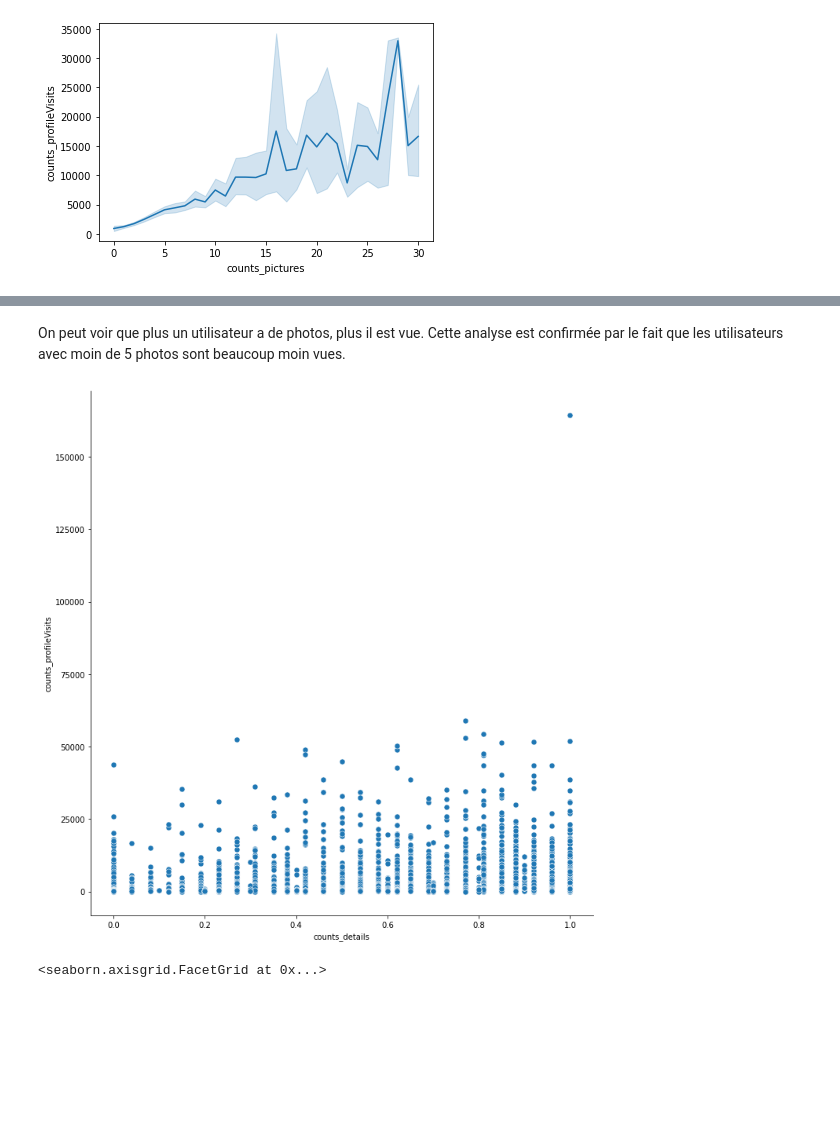
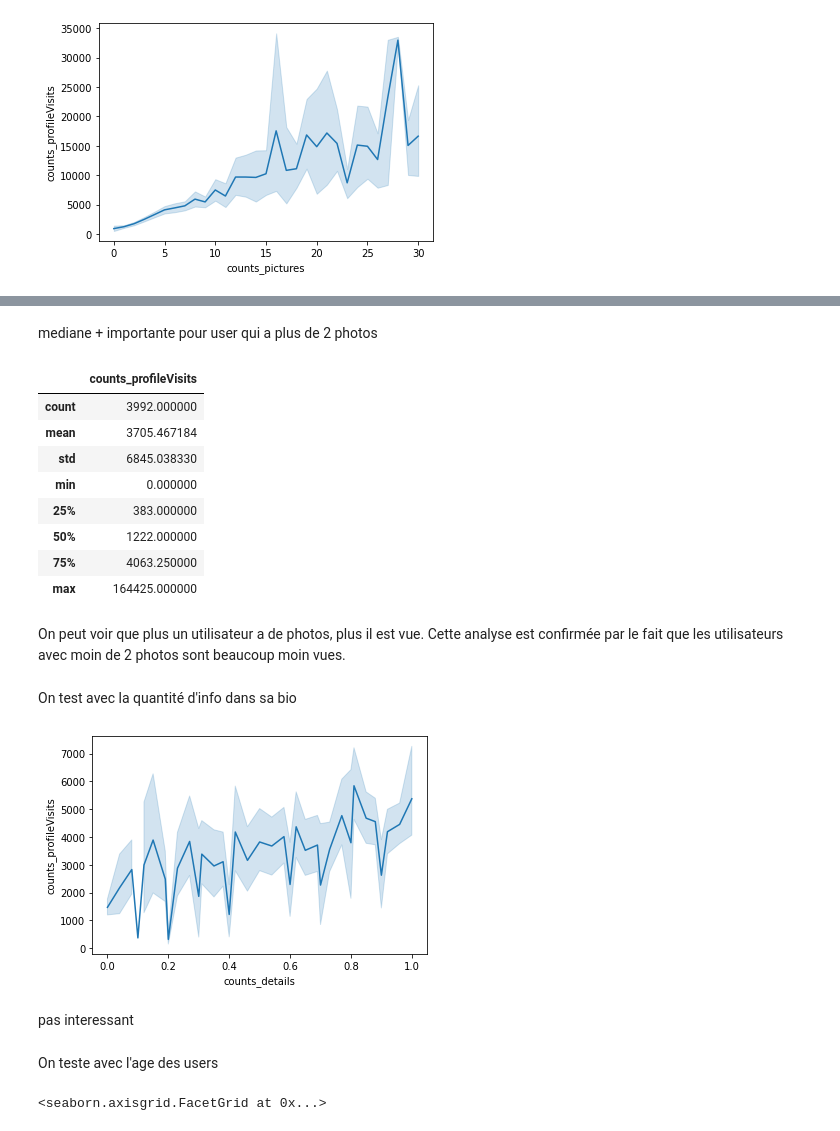
Before and after one commit to samiHEL/DA_Attractivite, a Jupyter notebook: DA_HELLA_SAMI_Attractivité.ipynb, the cells around one changed output, grey strips where cells are left out. Drawn from its saved outputs; the diff is of its cells as text; code cells hidden in the pictures; blank space fills up the shorter version.

```diff
--- a/DA_HELLA_SAMI_Attractivité.ipynb
+++ b/DA_HELLA_SAMI_Attractivité.ipynb
@@ -87,12 +124,32 @@ plot.show();
+# %% [markdown]
+mediane + importante pour user qui a plus de 2 photos
+# %%
+df.describe()
+# %% [output]
+|  | counts_profileVisits |
+| count | 3992.000000 |
+| mean | 3705.467184 |
+| std | 6845.038330 |
+| min | 0.000000 |
+| 25% | 383.000000 |
+| 50% | 1222.000000 |
+| 75% | 4063.250000 |
+| max | 164425.000000 |
 # %% [markdown]
 On peut voir que plus un utilisateur a de photos, plus il est vue.
-Cette analyse est confirmée par le fait que les utilisateurs avec moin de 5 photos sont beaucoup moin vues.
+Cette analyse est confirmée par le fait que les utilisateurs avec moin de 2 photos sont beaucoup moin vues.
+# %% [markdown]
+On test avec la quantité d'info dans sa bio
 # %%
 df = pd.DataFrame(data=data, columns=['counts_details','counts_profileVisits'])
-seaborn.relplot(x=df["counts_details"], y=df["counts_profileVisits"], s=50, height=10)
+seaborn.lineplot(x=df["counts_details"], y=df["counts_profileVisits"])
 plot.show();
 # %% [output]
-[figure, old version]
+[figure, new version]
+# %% [markdown]
+pas interessant
+# %% [markdown]
+On teste avec l'age des users
 # %%
 df = pd.DataFrame(data=data, columns=['age','counts_profileVisits'])
 df["age"].replace({27: 26}, inplace=True)
```
Also changed, not shown: parts of 11 cells of this notebook.
